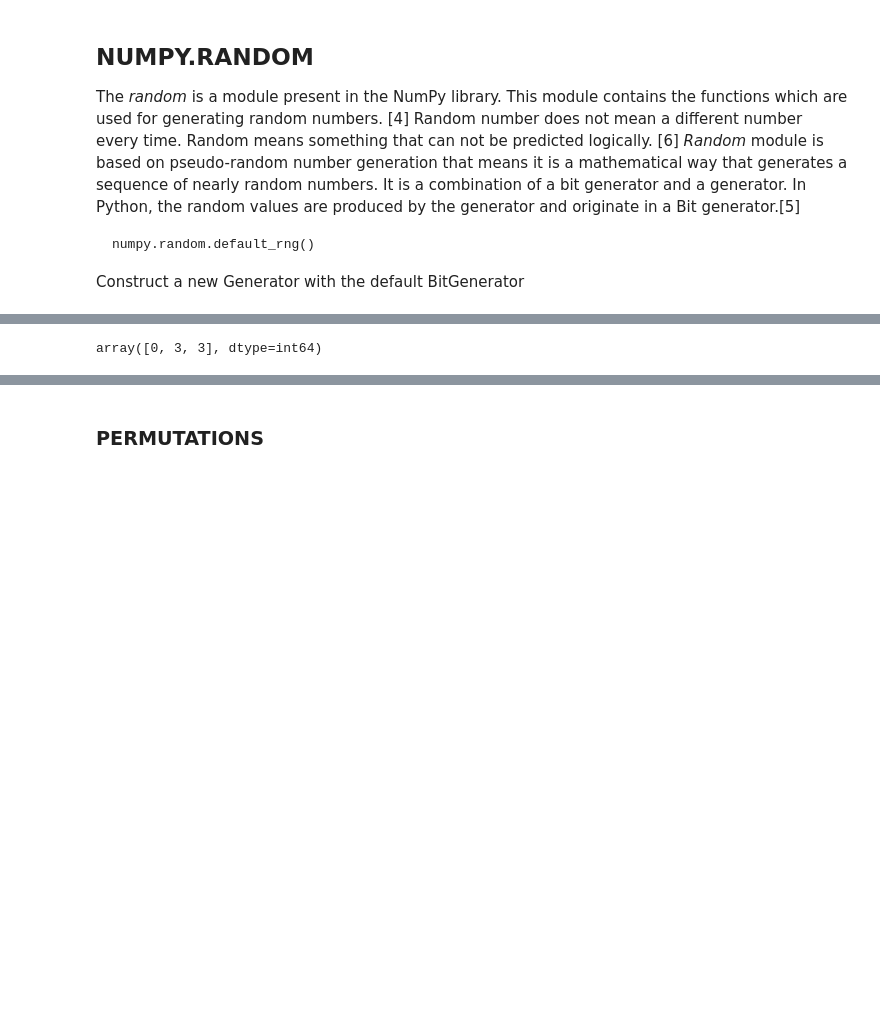
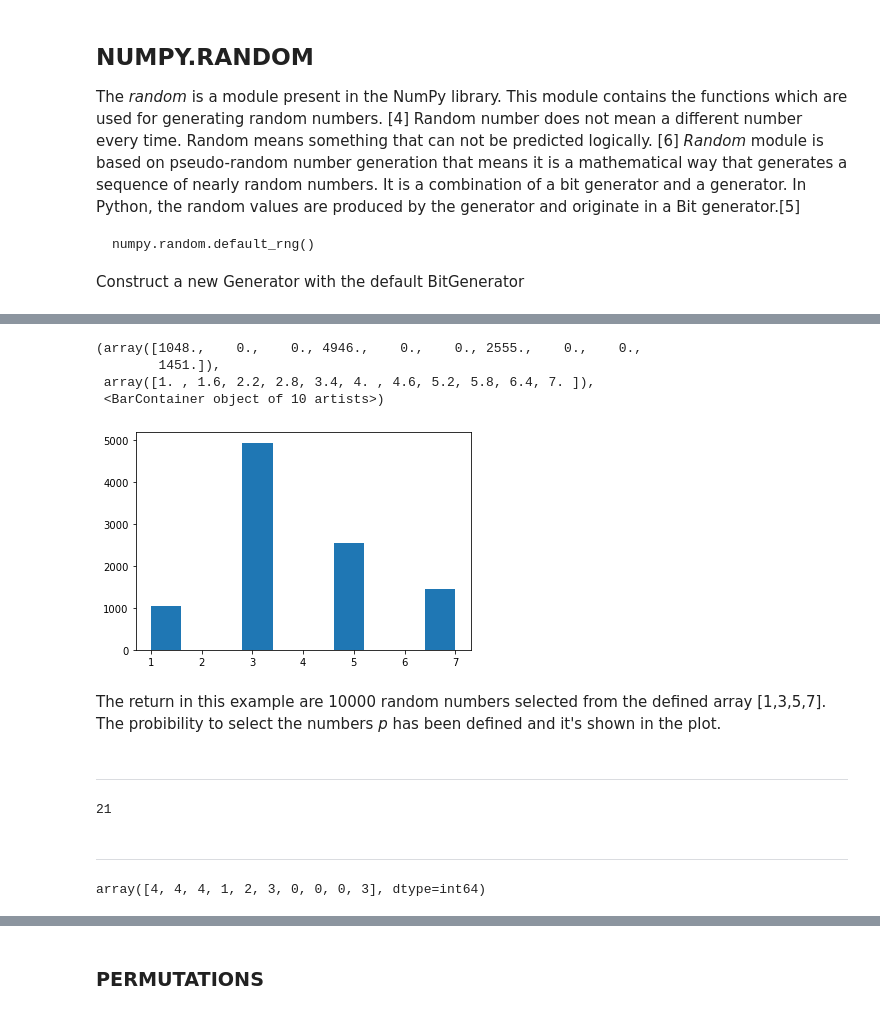
Before and after one commit to AnteDujic/Programming-for-Data-Analysis, a Jupyter notebook: numpy-random.ipynb, the cells around one changed output, grey strips where cells are left out. Drawn from its saved outputs; the diff is of its cells as text; code cells hidden in the pictures; blank space fills up the shorter version.

```diff
--- a/numpy-random.ipynb
+++ b/numpy-random.ipynb
@@ -62,4 +201,22 @@ Random number between a and b
+# %%
+plt.hist (x1_ch)
+# %% [output]
+(array([1048.,    0.,    0., 4946.,    0.,    0., 2555.,    0.,    0.,
+        1451.]),
+ array([1. , 1.6, 2.2, 2.8, 3.4, 4. , 4.6, 5.2, 5.8, 6.4, 7. ]),
+ <BarContainer object of 10 artists>)
+[figure, added]
+# %% [markdown]
+The return in this example are 10000 random numbers selected from the defined array [1,3,5,7]. The probibility to select the numbers *p* has been defined and it's shown in the plot.
+# %% [markdown]
+***
+# %%
+rng.choice (100)
+# %% [output]
+21
+# %% [markdown]
+***
 # %%
-rng.choice(5, 3)
+rng.choice(5, 10)
 # %% [output]
-array([0, 3, 3], dtype=int64)
+array([4, 4, 4, 1, 2, 3, 0, 0, 0, 3], dtype=int64)
```
Also changed, not shown: parts of 60 cells of this notebook.
